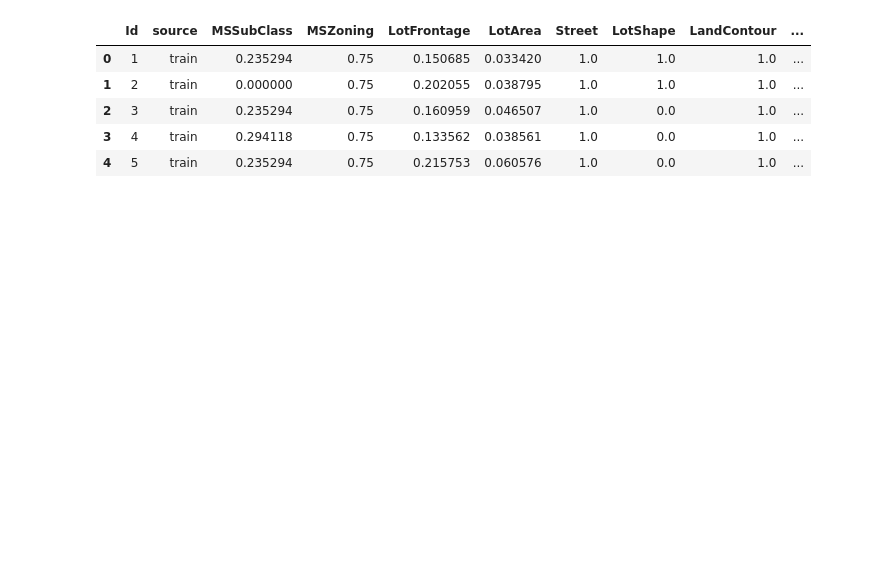
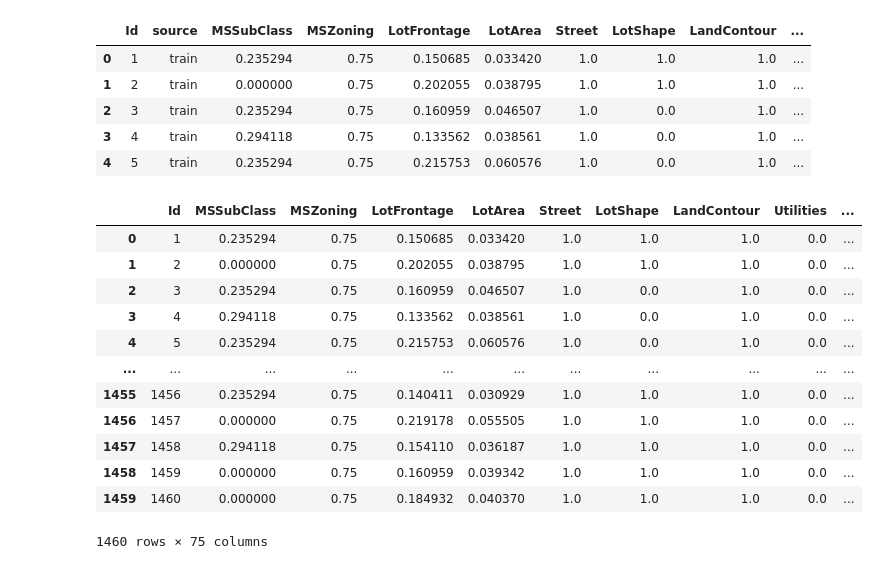
Before and after one commit to fardusalam/Advance-House-Price-Prediction, a Jupyter notebook: Feature Engineering.ipynb, the cells around one changed output. Saved outputs shown, nothing was run; the diff lists cells and outputs as text; code cells hidden in the pictures; blank space fills up the shorter version.

```diff
--- a/Feature Engineering.ipynb
+++ b/Feature Engineering.ipynb
@@ -336,3 +338,24 @@ dataset.head()
 | 2 | 3 | train | 0.235294 | 0.75 | 0.160959 | 0.046507 | 1.0 | 0.0 | 1.0 | ... |
 | 3 | 4 | train | 0.294118 | 0.75 | 0.133562 | 0.038561 | 1.0 | 0.0 | 1.0 | ... |
 | 4 | 5 | train | 0.235294 | 0.75 | 0.215753 | 0.060576 | 1.0 | 0.0 | 1.0 | ... |
+# %%
+## separate the combined dataset to train and test dataset
+# Separate train and test datasets
+processed_train = dataset[dataset['source'] == 'train'].drop(columns=['source'])
+processed_test = dataset[dataset['source'] == 'test'].drop(columns=['source'])
+# %%
+processed_train
+# %% [output]
+|  | Id | MSSubClass | MSZoning | LotFrontage | LotArea | Street | LotShape | LandContour | Utilities | ... |
+| 0 | 1 | 0.235294 | 0.75 | 0.150685 | 0.033420 | 1.0 | 1.0 | 1.0 | 0.0 | ... |
+| 1 | 2 | 0.000000 | 0.75 | 0.202055 | 0.038795 | 1.0 | 1.0 | 1.0 | 0.0 | ... |
+| 2 | 3 | 0.235294 | 0.75 | 0.160959 | 0.046507 | 1.0 | 0.0 | 1.0 | 0.0 | ... |
+| 3 | 4 | 0.294118 | 0.75 | 0.133562 | 0.038561 | 1.0 | 0.0 | 1.0 | 0.0 | ... |
+| 4 | 5 | 0.235294 | 0.75 | 0.215753 | 0.060576 | 1.0 | 0.0 | 1.0 | 0.0 | ... |
+| ... | ... | ... | ... | ... | ... | ... | ... | ... | ... | ... |
+| 1455 | 1456 | 0.235294 | 0.75 | 0.140411 | 0.030929 | 1.0 | 1.0 | 1.0 | 0.0 | ... |
+| 1456 | 1457 | 0.000000 | 0.75 | 0.219178 | 0.055505 | 1.0 | 1.0 | 1.0 | 0.0 | ... |
+| 1457 | 1458 | 0.294118 | 0.75 | 0.154110 | 0.036187 | 1.0 | 1.0 | 1.0 | 0.0 | ... |
+| 1458 | 1459 | 0.000000 | 0.75 | 0.160959 | 0.039342 | 1.0 | 1.0 | 1.0 | 0.0 | ... |
+| 1459 | 1460 | 0.000000 | 0.75 | 0.184932 | 0.040370 | 1.0 | 1.0 | 1.0 | 0.0 | ... |
+1460 rows × 75 columns
```
Also changed, not shown: parts of 17 cells of this notebook.
